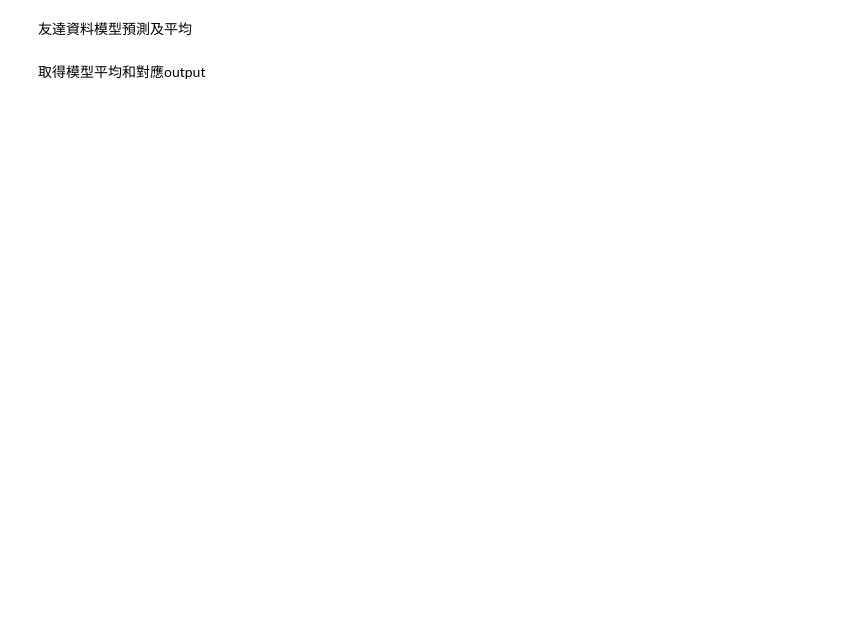
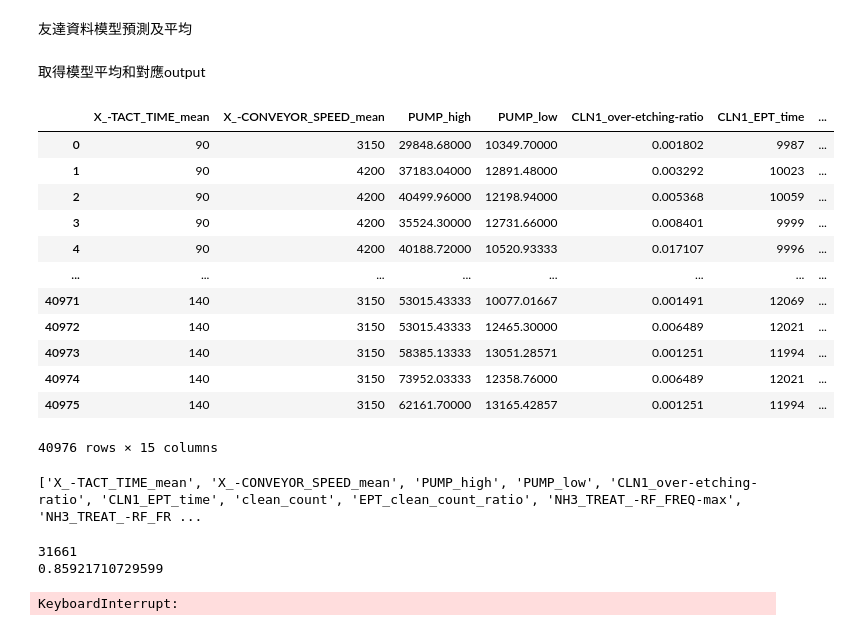
Before and after one commit to Intelligent-Systems-Lab/Shapley_residuals, a Jupyter notebook: Shap.ipynb, the cells around one changed output. Cells and saved outputs as stored; diff of their text form; code cells hidden in the pictures; blank space fills up the shorter version.

```diff
--- a/Shap.ipynb
+++ b/Shap.ipynb
@@ -211,13 +221,6 @@ def compute_residuals_v(old_cube,vertex_of_v_i_cube,_v,num_features):
     new_c.set_vertex_values(b)
     res = get_residual(old_cube,new_c,_v)
     return(res.values())
-# %%
-a = []
-for i in range(5):
-    for k  in range(3):
-        a.append((i,k))
-if (4,2) in a:
-    print("yes")
 # %%
 '''from itertools import combinations
 
@@ -353,8 +360,24 @@ with torch.no_grad():
 # %%
 
 output_arr = np.array([output.cpu().numpy()[0] for output in outputs])
 output_df = pd.DataFrame({'Output': output_arr})
 new_df = pd.concat([feature_df,output_df],axis=1)
+new_df.to_csv('data_with_output.csv',index=False)
+new_df
+# %% [output]
+|  | X_-TACT_TIME_mean | X_-CONVEYOR_SPEED_mean | PUMP_high | PUMP_low | CLN1_over-etching-ratio | CLN1_EPT_time | ... |
+| 0 | 90 | 3150 | 29848.68000 | 10349.70000 | 0.001802 | 9987 | ... |
+| 1 | 90 | 4200 | 37183.04000 | 12891.48000 | 0.003292 | 10023 | ... |
+| 2 | 90 | 4200 | 40499.96000 | 12198.94000 | 0.005368 | 10059 | ... |
+| 3 | 90 | 4200 | 35524.30000 | 12731.66000 | 0.008401 | 9999 | ... |
+| 4 | 90 | 4200 | 40188.72000 | 10520.93333 | 0.017107 | 9996 | ... |
+| ... | ... | ... | ... | ... | ... | ... | ... |
+| 40971 | 140 | 3150 | 53015.43333 | 10077.01667 | 0.001491 | 12069 | ... |
+| 40972 | 140 | 3150 | 53015.43333 | 12465.30000 | 0.006489 | 12021 | ... |
+| 40973 | 140 | 3150 | 58385.13333 | 13051.28571 | 0.001251 | 11994 | ... |
+| 40974 | 140 | 3150 | 73952.03333 | 12358.76000 | 0.006489 | 12021 | ... |
+| 40975 | 140 | 3150 | 62161.70000 | 13165.42857 | 0.001251 | 11994 | ... |
+40976 rows × 15 columns
 # %%
 def send_to_model(data):
     if 'Output' in data.columns:
@@ -385,6 +408,10 @@ def send_to_model(data):
     data_output_arr = np.array([output.cpu().numpy()[0] for output in data_output])
     data_expectation_out = data_output_arr.mean()
     return data_expectation_out
+# %%
+print(params_list)
+# %% [output]
+['X_-TACT_TIME_mean', 'X_-CONVEYOR_SPEED_mean', 'PUMP_high', 'PUMP_low', 'CLN1_over-etching-ratio', 'CLN1_EPT_time', 'clean_count', 'EPT_clean_count_ratio', 'NH3_TREAT_-RF_FREQ-max', 'NH3_TREAT_-RF_FR ...
 # %%
 import numpy as np
 import warnings
@@ -403,7 +430,8 @@ def all_subsets(n_elts):
 para_num = 14
 AUO_coalitions = [np.array([])] + all_subsets(para_num)
 coalition_estimated_values = {}
-instance = new_df.iloc[3]
+instance_idx = 5
+instance = new_df.iloc[instance_idx]
 #mean_exp = new_df['Output'].mean()
 flag=0
 count_n = 1
@@ -448,6 +476,10 @@ for coalition in AUO_coalitions:
     impact = Exp - mean_exp
 
     coalition_estimated_values[str(coalition)] = impact
+# %% [output]
+31661
+0.85921710729599
+KeyboardInterrupt:
 # %%
 AUOcube = Hypercube(para_num)
 # %%
```
Also changed, not shown: parts of 5 cells of this notebook.
